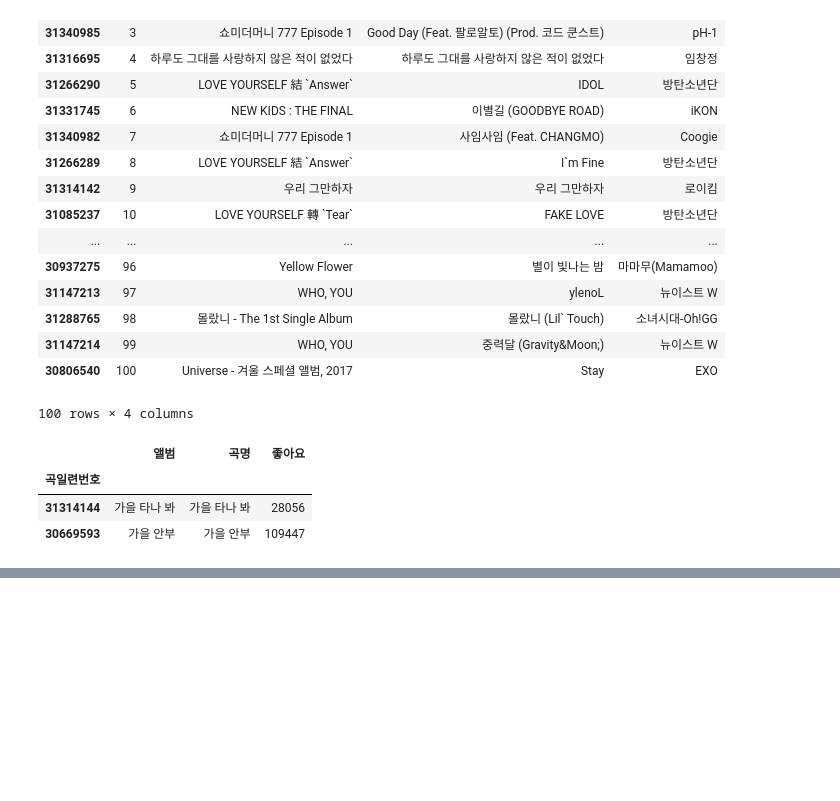
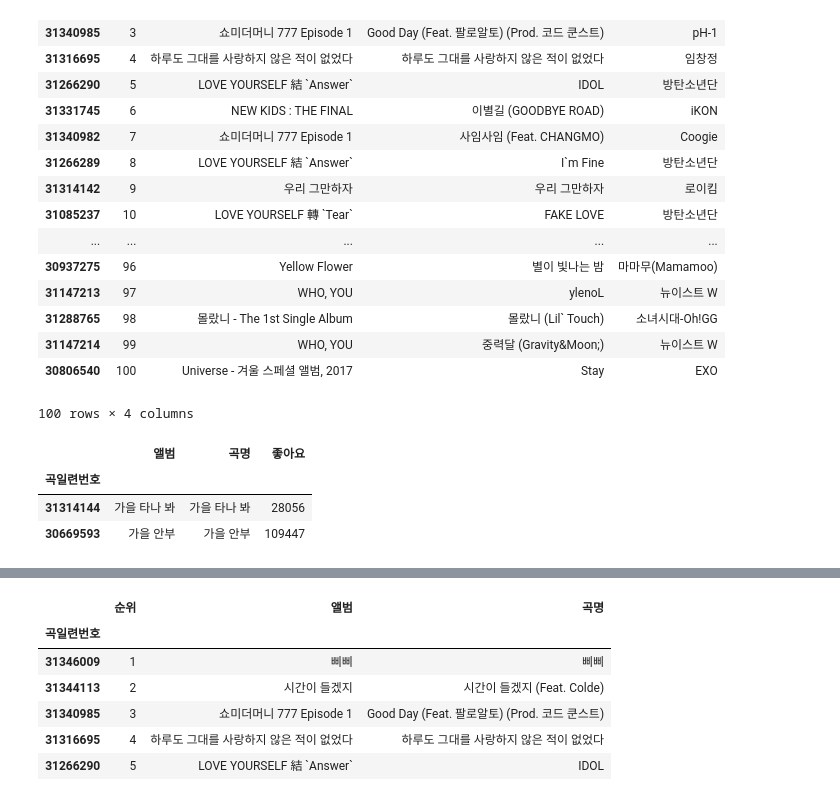
Before and after one commit to CodingSta/demo-lge-201811, a Jupyter notebook: 2일차 - Pandas.ipynb, the cells around one changed output, grey strips where cells are left out. Saved outputs shown, nothing was run; the diff lists cells and outputs as text; code cells hidden in the pictures; blank space fills up the shorter version.

```diff
--- a/2일차 - Pandas.ipynb
+++ b/2일차 - Pandas.ipynb
@@ -394,0 +405,12 @@ melon_df.loc[mask]
+# %%
+# melon_df.iloc[0]
+# melon_df.iloc[[0, 2, 4]]
+melon_df.iloc[:5, :3]
+# %% [output]
+|  | 순위 | 앨범 | 곡명 |
+| 곡일련번호 |  |  |  |
+| 31346009 | 1 | 삐삐 | 삐삐 |
+| 31344113 | 2 | 시간이 들겠지 | 시간이 들겠지 (Feat. Colde) |
+| 31340985 | 3 | 쇼미더머니 777 Episode 1 | Good Day (Feat. 팔로알토) (Prod. 코드 쿤스트) |
+| 31316695 | 4 | 하루도 그대를 사랑하지 않은 적이 없었다 | 하루도 그대를 사랑하지 않은 적이 없었다 |
+| 31266290 | 5 | LOVE YOURSELF 結 `Answer` | IDOL |
```
Also changed, not shown: parts of 3 cells of this notebook.
